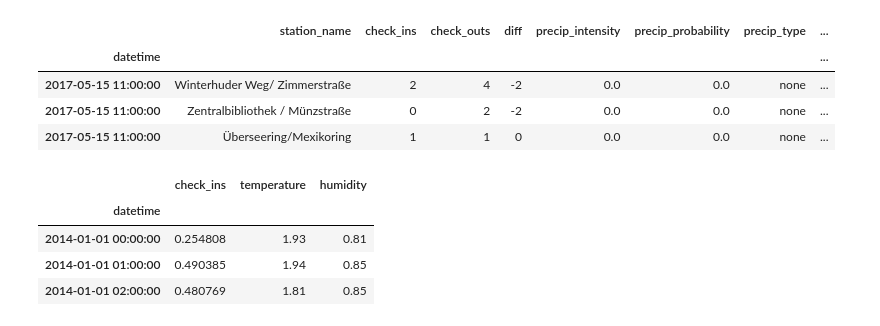
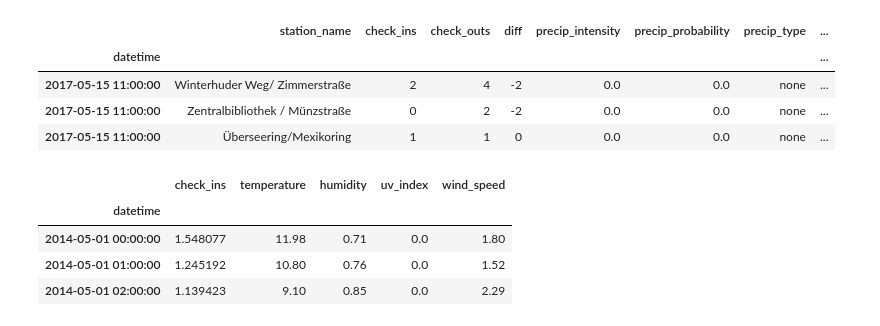
Before and after one commit to dorotheelaugwitz/master-thesis, a Jupyter notebook: prediction_rnn.ipynb, the cells around one changed output. Cells and saved outputs as stored; diff of their text form; code cells hidden in the pictures.

```diff
--- a/prediction_rnn.ipynb
+++ b/prediction_rnn.ipynb
@@ -37,12 +44,18 @@ combined_df.tail(3)
 | 2017-05-15 11:00:00 | Winterhuder Weg/ Zimmerstraße | 2 | 4 | -2 | 0.0 | 0.0 | none | ... |
 | 2017-05-15 11:00:00 | Zentralbibliothek / Münzstraße | 0 | 2 | -2 | 0.0 | 0.0 | none | ... |
 | 2017-05-15 11:00:00 | Überseering/Mexikoring | 1 | 1 | 0 | 0.0 | 0.0 | none | ... |
+# %%
+SAMPLE_START_DATE = "2014-05-01"
+SAMPLE_END_DATE = "2015-05-01 23:59:59"
 # %%
-sample_df = combined_df[["check_ins", "temperature", "humidity"]].resample("H").mean()
+sample_df = combined_df[
+    pd.Timestamp(SAMPLE_START_DATE):pd.Timestamp(SAMPLE_END_DATE)
+][["check_ins", "temperature", "humidity", "uv_index", "wind_speed"]].resample("H").mean()
+
 sample_df.head(3)
 # %% [output]
-|  | check_ins | temperature | humidity |
-| datetime |  |  |  |
-| 2014-01-01 00:00:00 | 0.254808 | 1.93 | 0.81 |
-| 2014-01-01 01:00:00 | 0.490385 | 1.94 | 0.85 |
-| 2014-01-01 02:00:00 | 0.480769 | 1.81 | 0.85 |
+|  | check_ins | temperature | humidity | uv_index | wind_speed |
+| datetime |  |  |  |  |  |
+| 2014-05-01 00:00:00 | 1.548077 | 11.98 | 0.71 | 0.0 | 1.80 |
+| 2014-05-01 01:00:00 | 1.245192 | 10.80 | 0.76 | 0.0 | 1.52 |
+| 2014-05-01 02:00:00 | 1.139423 | 9.10 | 0.85 | 0.0 | 2.29 |
```
Also changed, not shown: parts of 23 cells of this notebook, 1 other file.
